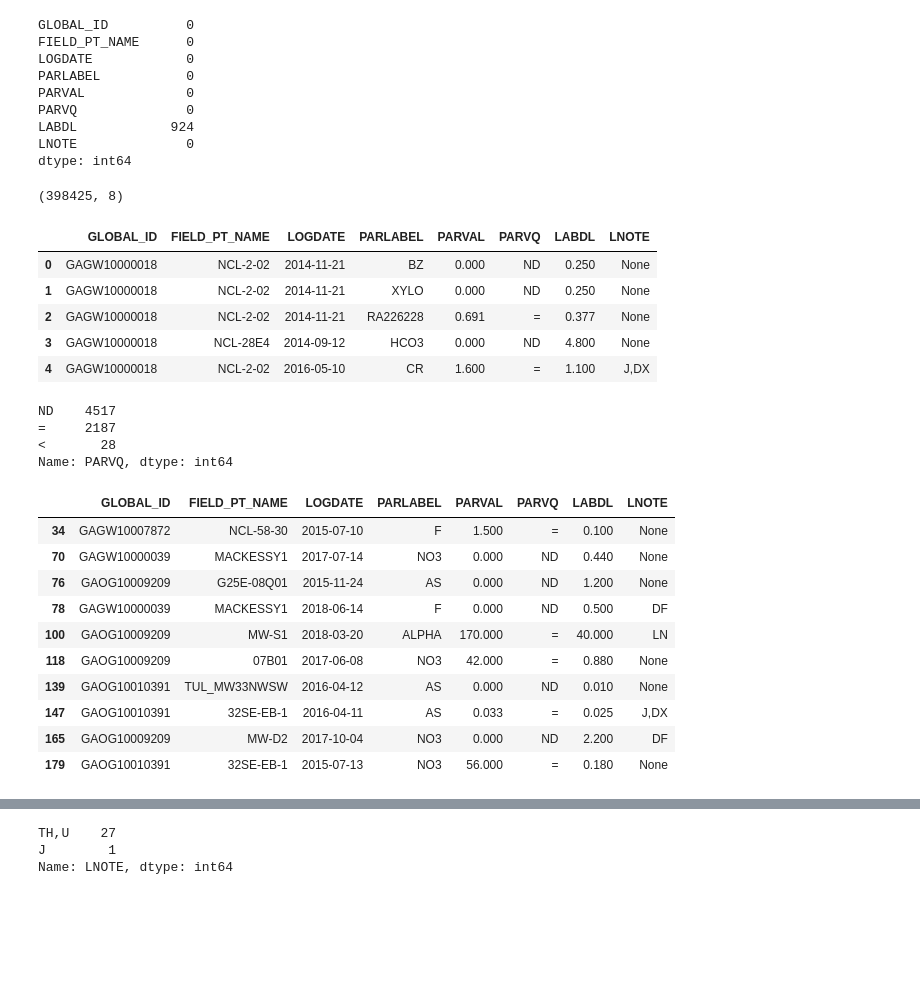
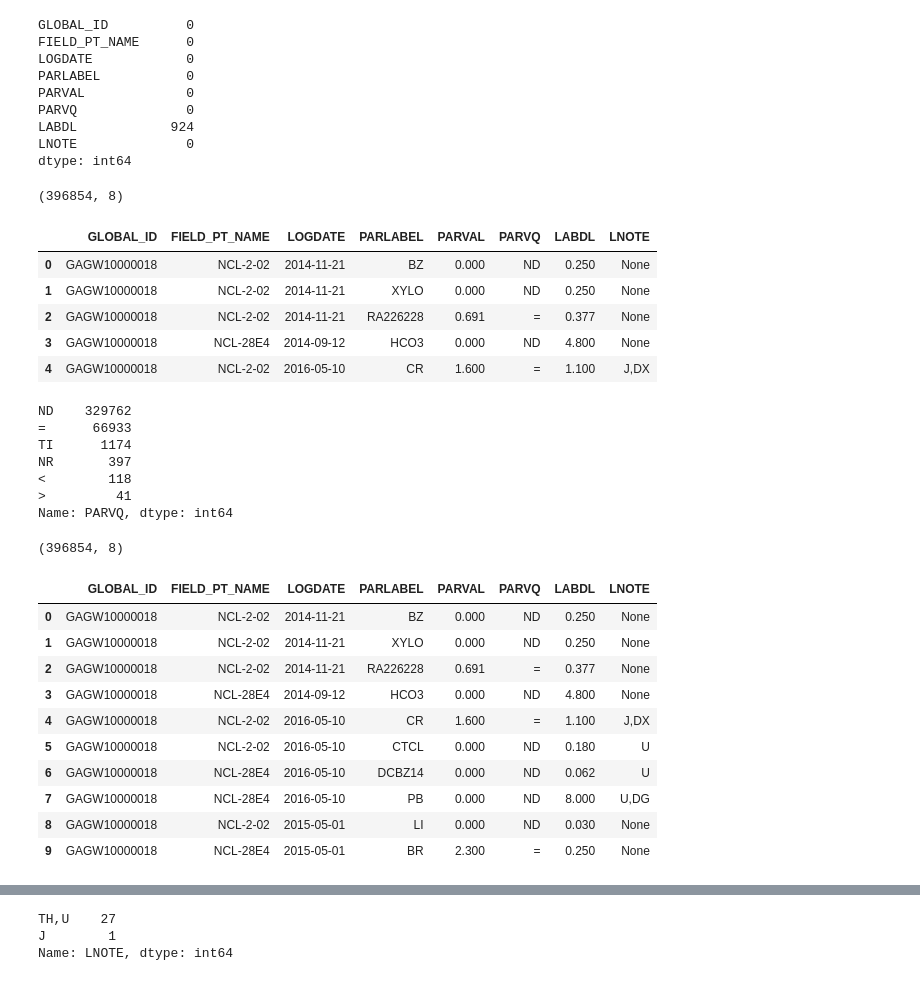
Before and after one commit to waterdatacollaborative/NicoleLook_Drinking-Water-Contaminant-Classification, a Jupyter notebook: Capstone.ipynb, the cells around one changed output, grey strips where cells are left out. Drawn from its saved outputs; the diff is of its cells as text; code cells hidden in the pictures; blank space fills up the shorter version.

```diff
--- a/Capstone.ipynb
+++ b/Capstone.ipynb
@@ -755,31 +776,29 @@ PARVQ              0
 LABDL            924
 LNOTE              0
 dtype: int64
+# %%
+gw.dropna(subset=['LABDL'], inplace=True)
 # %%
 print(gw.shape)
 gw.head()
 # %% [output]
-(398425, 8)
+(396854, 8)
 |  | GLOBAL_ID | FIELD_PT_NAME | LOGDATE | PARLABEL | PARVAL | PARVQ | LABDL | LNOTE |
 | 0 | GAGW10000018 | NCL-2-02 | 2014-11-21 | BZ | 0.000 | ND | 0.250 | None |
 | 1 | GAGW10000018 | NCL-2-02 | 2014-11-21 | XYLO | 0.000 | ND | 0.250 | None |
 | 2 | GAGW10000018 | NCL-2-02 | 2014-11-21 | RA226228 | 0.691 | = | 0.377 | None |
 | 3 | GAGW10000018 | NCL-28E4 | 2014-09-12 | HCO3 | 0.000 | ND | 4.800 | None |
 | 4 | GAGW10000018 | NCL-2-02 | 2016-05-10 | CR | 1.600 | = | 1.100 | J,DX |
-# %%
-# Focus on Arsenic, Nitrate, Radionuclides (Gross Alpha), Perchlorate, Trichlororethylene, Uranium, Fluoride
-
-gw = gw[(gw['PARLABEL'] == 'AS') | (gw['PARLABEL'] == 'NO3') | (gw['PARLABEL'] == 'ALPHA')
-        | (gw['PARLABEL'] == 'PCATE') | (gw['PARLABEL'] == 'TCE') | (gw['PARLABEL'] == 'U')
-        | (gw['PARLABEL'] == 'U-233') | (gw['PARLABEL'] == 'U-234') | (gw['PARLABEL'] == 'U-235')
-        | (gw['PARLABEL'] == 'U-236') | (gw['PARLABEL'] == 'U-238') | (gw['PARLABEL'] == 'F')]
 # %%
 # Pare down Parameter q values
 gw['PARVQ'].value_counts()
 # %% [output]
-ND    4517
-=     2187
-<       28
+ND    329762
+=      66933
+TI      1174
+NR       397
+<        118
+>         41
 Name: PARVQ, dtype: int64
 # %%
 #Drop NR, TI
@@ -788,17 +807,18 @@ gw = gw[(gw['PARVQ'] != 'TI') & (gw['PARVQ'] != 'NR')]
 # Keep ND, =, <, >
 # ND, =, > leaves Finding as is
 # %%
-len(gw.shape)
+print(gw.shape)
 gw.head(10)
 # %% [output]
+(396854, 8)
 |  | GLOBAL_ID | FIELD_PT_NAME | LOGDATE | PARLABEL | PARVAL | PARVQ | LABDL | LNOTE |
-| 34 | GAGW10007872 | NCL-58-30 | 2015-07-10 | F | 1.500 | = | 0.100 | None |
-| 70 | GAGW10000039 | MACKESSY1 | 2017-07-14 | NO3 | 0.000 | ND | 0.440 | None |
-| 76 | GAOG10009209 | G25E-08Q01 | 2015-11-24 | AS | 0.000 | ND | 1.200 | None |
-| 78 | GAGW10000039 | MACKESSY1 | 2018-06-14 | F | 0.000 | ND | 0.500 | DF |
-| 100 | GAOG10009209 | MW-S1 | 2018-03-20 | ALPHA | 170.000 | = | 40.000 | LN |
-| 118 | GAOG10009209 | 07B01 | 2017-06-08 | NO3 | 42.000 | = | 0.880 | None |
-| 139 | GAOG10010391 | TUL_MW33NWSW | 2016-04-12 | AS | 0.000 | ND | 0.010 | None |
-| 147 | GAOG10010391 | 32SE-EB-1 | 2016-04-11 | AS | 0.033 | = | 0.025 | J,DX |
-| 165 | GAOG10009209 | MW-D2 | 2017-10-04 | NO3 | 0.000 | ND | 2.200 | DF |
-| 179 | GAOG10010391 | 32SE-EB-1 | 2015-07-13 | NO3 | 56.000 | = | 0.180 | None |
+| 0 | GAGW10000018 | NCL-2-02 | 2014-11-21 | BZ | 0.000 | ND | 0.250 | None |
+| 1 | GAGW10000018 | NCL-2-02 | 2014-11-21 | XYLO | 0.000 | ND | 0.250 | None |
+| 2 | GAGW10000018 | NCL-2-02 | 2014-11-21 | RA226228 | 0.691 | = | 0.377 | None |
+| 3 | GAGW10000018 | NCL-28E4 | 2014-09-12 | HCO3 | 0.000 | ND | 4.800 | None |
+| 4 | GAGW10000018 | NCL-2-02 | 2016-05-10 | CR | 1.600 | = | 1.100 | J,DX |
+| 5 | GAGW10000018 | NCL-2-02 | 2016-05-10 | CTCL | 0.000 | ND | 0.180 | U |
+| 6 | GAGW10000018 | NCL-28E4 | 2016-05-10 | DCBZ14 | 0.000 | ND | 0.062 | U |
+| 7 | GAGW10000018 | NCL-28E4 | 2016-05-10 | PB | 0.000 | ND | 8.000 | U,DG |
+| 8 | GAGW10000018 | NCL-2-02 | 2015-05-01 | LI | 0.000 | ND | 0.030 | None |
+| 9 | GAGW10000018 | NCL-28E4 | 2015-05-01 | BR | 2.300 | = | 0.250 | None |
```
Also changed, not shown: parts of 36 cells of this notebook.
